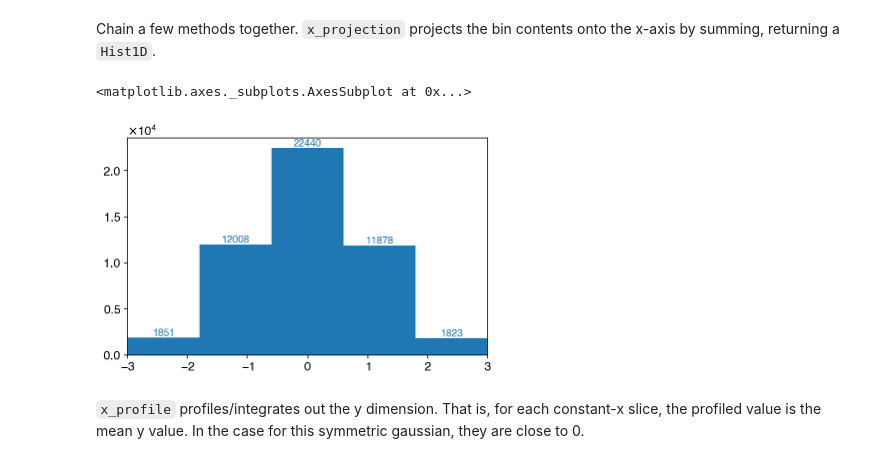
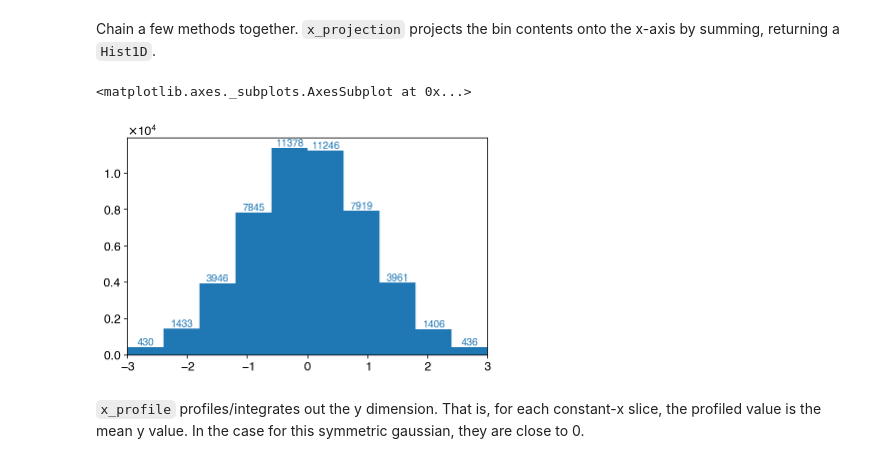
Before and after one commit to aminnj/yahist, a Jupyter notebook: examples/basic.ipynb, the cells around one changed output. Cells and saved outputs as stored; diff of their text form; code cells hidden in the pictures.

```diff
--- a/examples/basic.ipynb
+++ b/examples/basic.ipynb
@@ -165,10 +158,10 @@ h.plot(ax=ax2, cmap="binary", logz=True)
 # %% [markdown]
 Chain a few methods together. `x_projection` projects the bin contents onto the x-axis by summing, returning a `Hist1D`.
 # %%
-h.rebin(10).x_projection().plot(show_counts=True)
+h.rebin(5).x_projection().plot(show_counts=True)
 # %% [output]
 <matplotlib.axes._subplots.AxesSubplot at 0x...>
-[figure, old version]
+[figure, new version]
 # %% [markdown]
 `x_profile` profiles/integrates out the y dimension. That is, for each constant-x slice, the profiled value is the mean y value. In the case for this symmetric gaussian, they are close to 0.
 # %%
```
Also changed, not shown: parts of 24 cells of this notebook, 2 other files.
